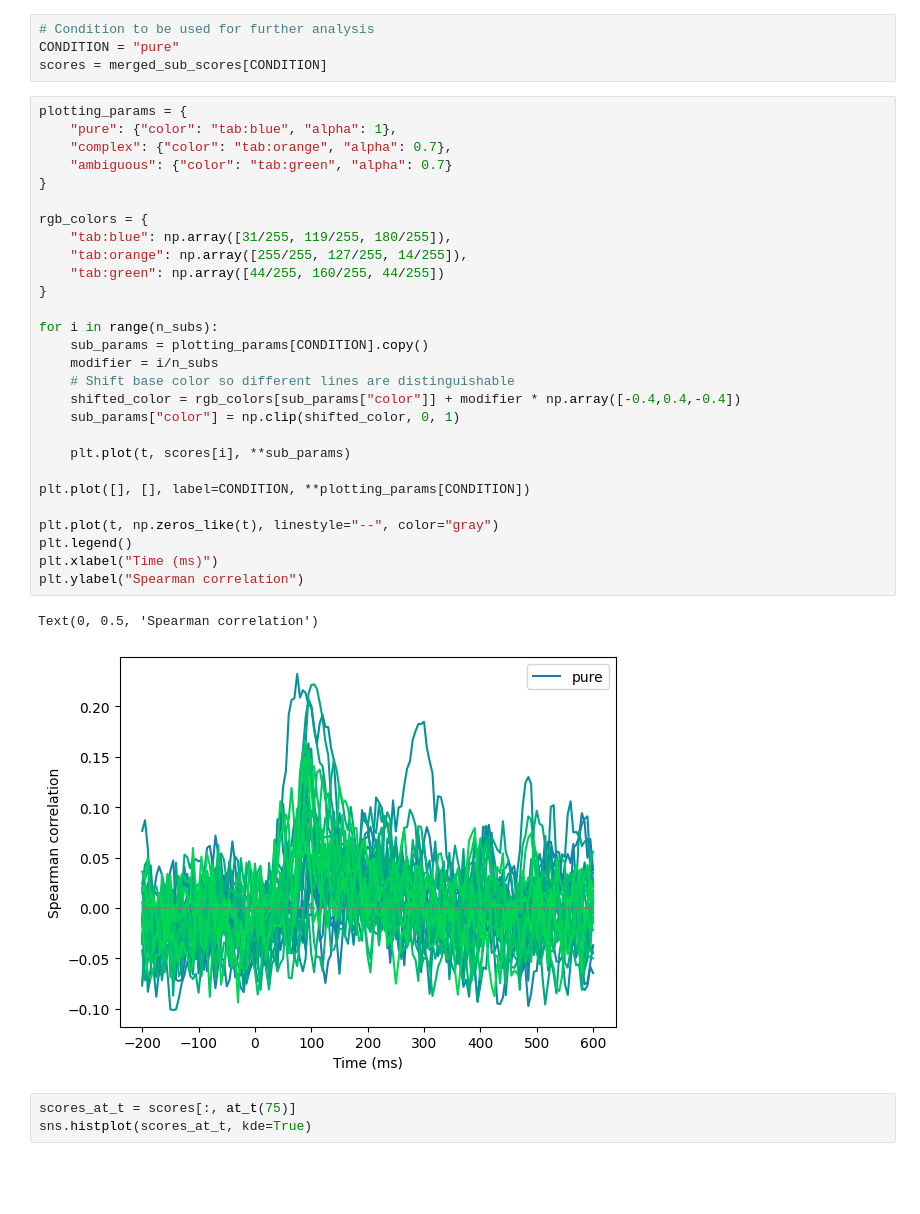
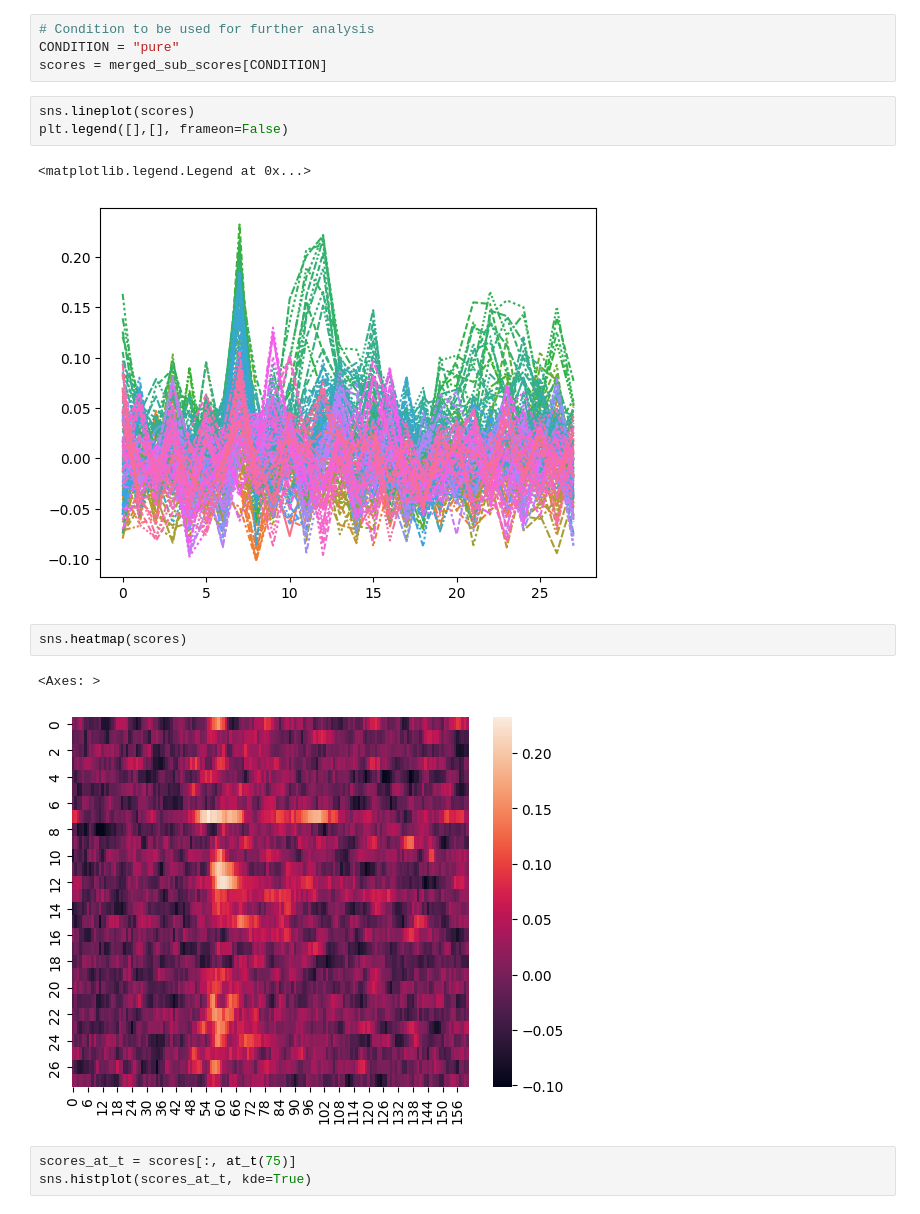
Before and after one commit to isaackrementsov/glysn-meg-analysis, a Jupyter notebook: meg_analysis_streamlined.ipynb, the cells around one changed output. Cells and saved outputs as stored; diff of their text form; blank space fills up the shorter version.

```diff
--- a/meg_analysis_streamlined.ipynb
+++ b/meg_analysis_streamlined.ipynb
@@ -253,37 +243,17 @@ Ideas
 # Condition to be used for further analysis
 CONDITION = "pure"
 scores = merged_sub_scores[CONDITION]
-# %%
-plotting_params = {
-    "pure": {"color": "tab:blue", "alpha": 1},
-    "complex": {"color": "tab:orange", "alpha": 0.7},
-    "ambiguous": {"color": "tab:green", "alpha": 0.7}
-}
-
-rgb_colors = {
-    "tab:blue": np.array([31/255, 119/255, 180/255]),
-    "tab:orange": np.array([255/255, 127/255, 14/255]),
-    "tab:green": np.array([44/255, 160/255, 44/255])
-}
-
-for i in range(n_subs):
-    sub_params = plotting_params[CONDITION].copy()
-    modifier = i/n_subs
-    # Shift base color so different lines are distinguishable
-    shifted_color = rgb_colors[sub_params["color"]] + modifier * np.array([-0.4,0.4,-0.4])
-    sub_params["color"] = np.clip(shifted_color, 0, 1)
-
-    plt.plot(t, scores[i], **sub_params)
-
-plt.plot([], [], label=CONDITION, **plotting_params[CONDITION])
-
-plt.plot(t, np.zeros_like(t), linestyle="--", color="gray")
-plt.legend()
-plt.xlabel("Time (ms)")
-plt.ylabel("Spearman correlation")
-# %% [output]
-Text(0, 0.5, 'Spearman correlation')
-[figure, removed]
+# %%
+sns.lineplot(scores)
+plt.legend([],[], frameon=False)
+# %% [output]
+<matplotlib.legend.Legend at 0x...>
+[figure, added]
+# %%
+sns.heatmap(scores)
+# %% [output]
+<Axes: >
+[figure, added]
 # %%
 scores_at_t = scores[:, at_t(75)]
 sns.histplot(scores_at_t, kde=True)
```
Also changed, not shown: parts of 44 cells of this notebook.
